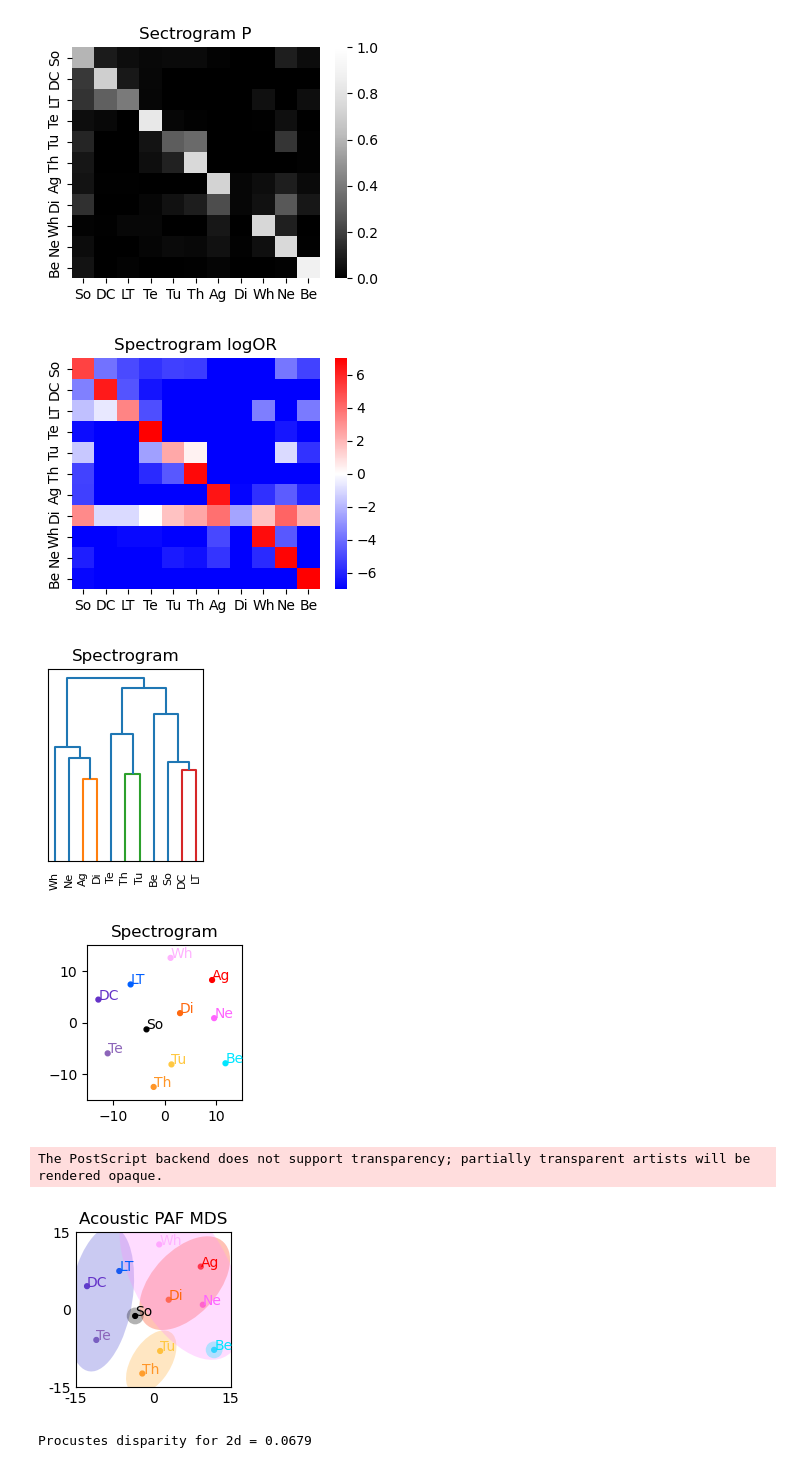
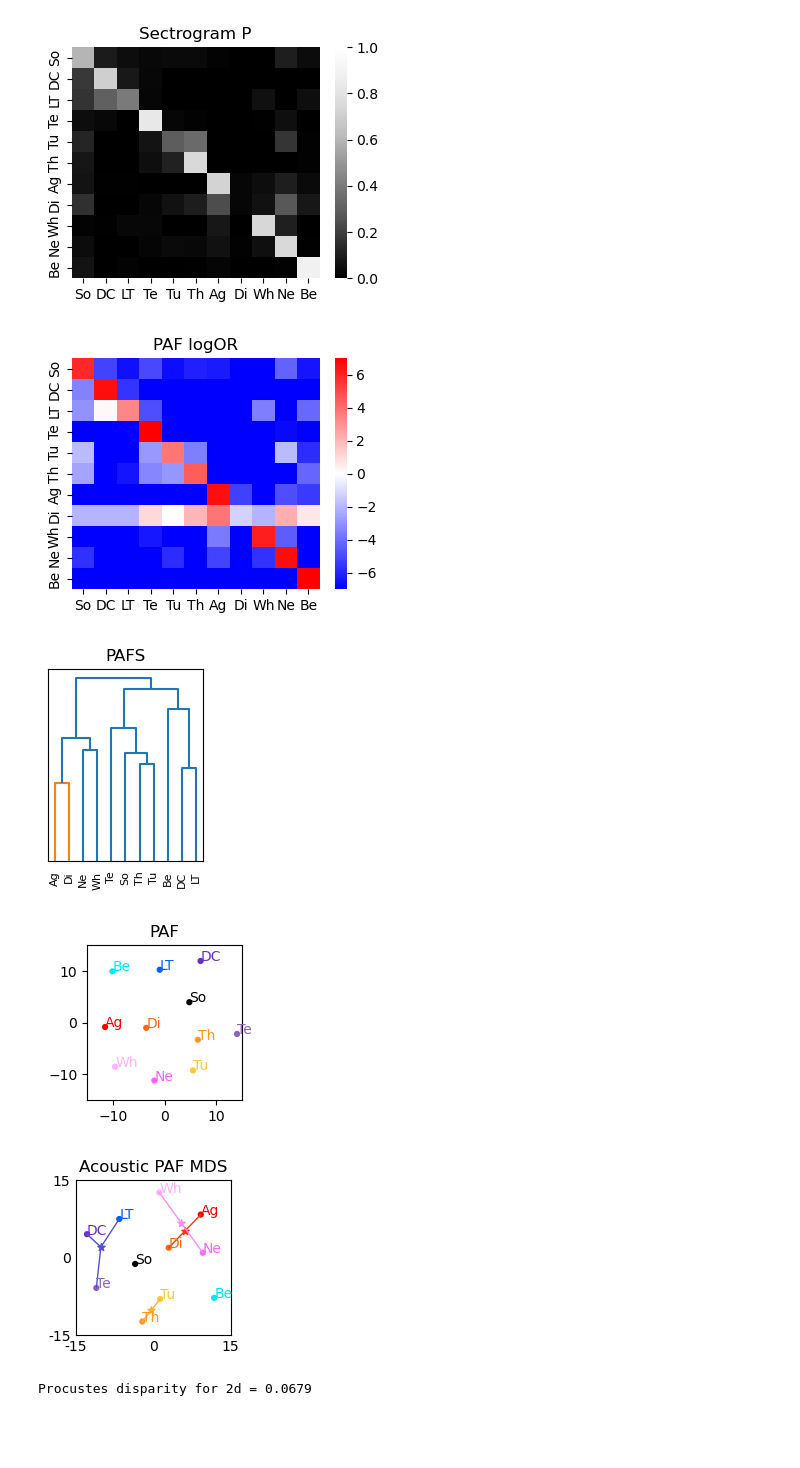
Before and after one commit to theunissenlab/zebra-finch-semantic-category, a Jupyter notebook: pythonNotebooks/BEHAV-Figure 4_PAF.ipynb, the cells around one changed output. Saved outputs shown, nothing was run; the diff lists cells and outputs as text; code cells hidden in the pictures; blank space fills up the shorter version.

```diff
--- a/pythonNotebooks/BEHAV-Figure 4_PAF.ipynb
+++ b/pythonNotebooks/BEHAV-Figure 4_PAF.ipynb
@@ -975,11 +974,11 @@ confMatAcoustLORdf = pd.DataFrame(confMatAcoustLOR, index=name_grp, columns=name
 plt.figure(figsize= (4,3), dpi=100)
 
 sns.heatmap(-confMatAcoustLORdf[callList].reindex(callList), vmin = -7, vmax = 7, annot=False, cmap = cmap)
-plt.title('Spectrogram logOR')
-plt.savefig(figDir + '/AcousticSpectro_ConfMatOR.eps')
+plt.title('PAF logOR')
+plt.savefig(figDir + '/AcousticPAF_ConfMatOR.eps')
 plt.show()
 # %% [output]
-[figure, old version]
+[figure, new version]
 # %%
 # Generage a distance based on logOR
 
@@ -1008,8 +1007,8 @@ D = dendrogram(Z=clustered,
              leaf_font_size=8,
              labels=name_grp)
 plt.yticks([])
-plt.title('Spectrogram')
-plt.savefig(figDir + 'AcousticSpectroDendogram.eps')
+plt.title('PAFS')
+plt.savefig(figDir + 'AcousticPAFDendogram.eps')
 
 # Multidimensional scaling
 # Note that direction 0 is flipped so that it lines up better with UMAP
@@ -1027,11 +1026,11 @@ plt.yticks([-10, 0, 10])
 ax = plt.gca()
 for i, txt in enumerate(name_grp):
     ax.annotate(txt, (-acMDS[i,0], acMDS[i,1]), color = callColor[txt])
-plt.title('Spectrogram')
-plt.savefig( figDir + f'AcousticSpectroMDS{mdsDim}.eps')
+plt.title('PAF')
+plt.savefig( figDir + f'AcousticPAFMDS{mdsDim}.eps')
 # %% [output]
-[figure, old version]
+[figure, new version]
-[figure, old version]
+[figure, new version]
 # %%
 # Repeat MDS plot with ellipses
 # Find the centroids and variances of semantic clusters. This code only works for 2d.
@@ -1088,37 +1087,45 @@ plt.figure(figsize= (2,2.5), dpi=100)
 ax = plt.gca()
 ax.scatter(-acMDS[:,0], acMDS[:,1], s =12, c=[callColor[c] for c in name_grp] )
 for i, txt in enumerate(name_grp):
     ax.annotate(txt, (-acMDS[i,0], acMDS[i,1]), color = callColor[txt])
 
-if 1:
+if 0:
     for isem, sem in enumerate(semCluster.keys()):
         ell_radius_x = np.sqrt(1 + ClusterAcStd[isem,2])
         ell_radius_y = np.sqrt(1 - ClusterAcStd[isem,2])
         ellipse = Ellipse((0, 0), width=ell_radius_x * 2, height=ell_radius_y * 2,
                       facecolor=ClusterColor[sem], alpha = 0.3)
 
         transf = transforms.Affine2D() \
             .rotate_deg(45) \
             .scale(ClusterAcStd[isem,0]*2, ClusterAcStd[isem,1]*2) \
             .translate(-ClusterAcCentroids[isem,0], ClusterAcCentroids[isem,1])
 
         ellipse.set_transform(transf + ax.transData)
         ax.add_patch(ellipse)
 
+if 1:
+    for isem, sem in enumerate(semCluster.keys()):
+        if (len(semCluster[sem]) > 1):
+            ax.scatter(-ClusterAcCentroids[isem,0], ClusterAcCentroids[isem,1], s =30, c=ClusterColor[sem], marker='*' )
+            for call in semCluster[sem]:
+                icall = name_grp.index(call)
+                ax.plot([-acMDS[icall,0], -ClusterAcCentroids[isem,0]], [acMDS[icall,1], ClusterAcCentroids[isem,1]], linewidth=1, c= ClusterColor[sem])
+
 
 ax.axis('square')
 ax.set_xlim(-15,15)
 ax.set_ylim(-15,15)
 ax.set_xticks([-15,0,15], labels=['-15','0','15'], color='k')
 ax.set_yticks([-15,0,15], labels=['-15','0','15'], color='k')
 ax.tick_params(direction='out', width=1, colors='k', length=0.2)
 plt.title(f'Acoustic PAF MDS')
 
 
-plt.savefig(figDir + f'AcousticPAFMDS{mdsDim}SemOvals.eps')
+#plt.savefig(figDir + f'AcousticPAFMDS{mdsDim}SemOvals.eps')
+plt.savefig(figDir + f'AcousticPAFMDS{mdsDim}wCentroids.eps')
 # %% [output]
-The PostScript backend does not support transparency; partially transparent artists will be rendered opaque.
-[figure, old version]
+[figure, new version]
 # %%
 # Perform the procrustes rotation to line up the two spaces
 
```
Also changed, not shown: parts of 10 cells of this notebook, 4 other files.
